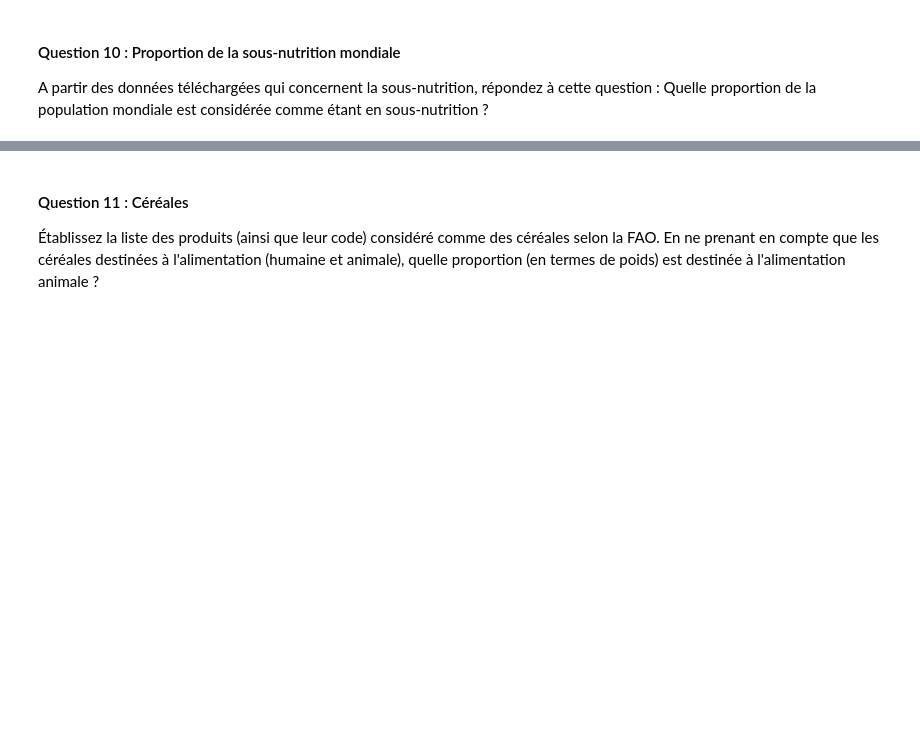
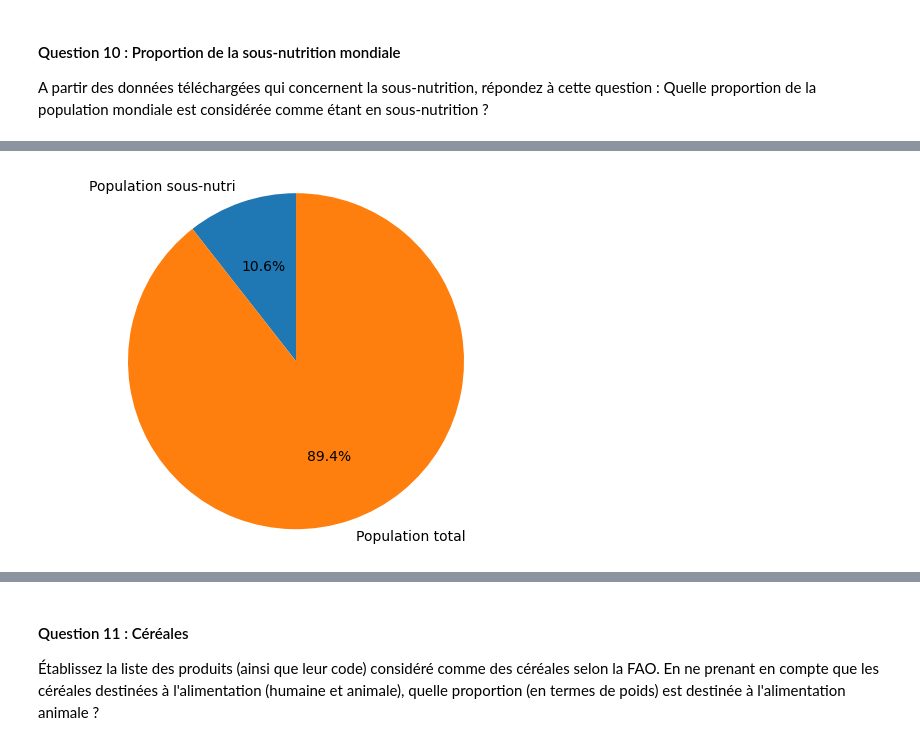
Before and after one commit to data-IA-2023/Groupe-3, a Jupyter notebook: briefs181223.ipynb, the cells around one changed output, grey strips where cells are left out. Saved outputs shown, nothing was run; the diff lists cells and outputs as text; code cells hidden in the pictures; blank space fills up the shorter version.

```diff
--- a/briefs181223.ipynb
+++ b/briefs181223.ipynb
@@ -161,0 +204,23 @@ A partir des données téléchargées qui concernent la sous-nutrition, réponde
+# %%
+# Vos données
+proportion_mondiale=(df['Valeur'].sum()*1e6/df['Population'].sum())*100
+
+
+
+population_sous_nutri = df['Valeur'].sum() * 1e6
+population_total =Totalpopulation
+
+# Création des labels et des valeurs
+labels = ['Population sous-nutri', 'Population total']
+sizes = [population_sous_nutri, population_total-population_sous_nutri]
+
+# Création du graphique
+fig1, ax1 = plt.subplots()
+ax1.pie(sizes, labels=labels, autopct='%1.1f%%', startangle=90)
+
+# Assure que le graphique est dessiné en cercle.
+ax1.axis('equal')
+
+plt.show()
+# %% [output]
+[figure, added]
```
Also changed, not shown: parts of 11 cells of this notebook, 1 other file.
